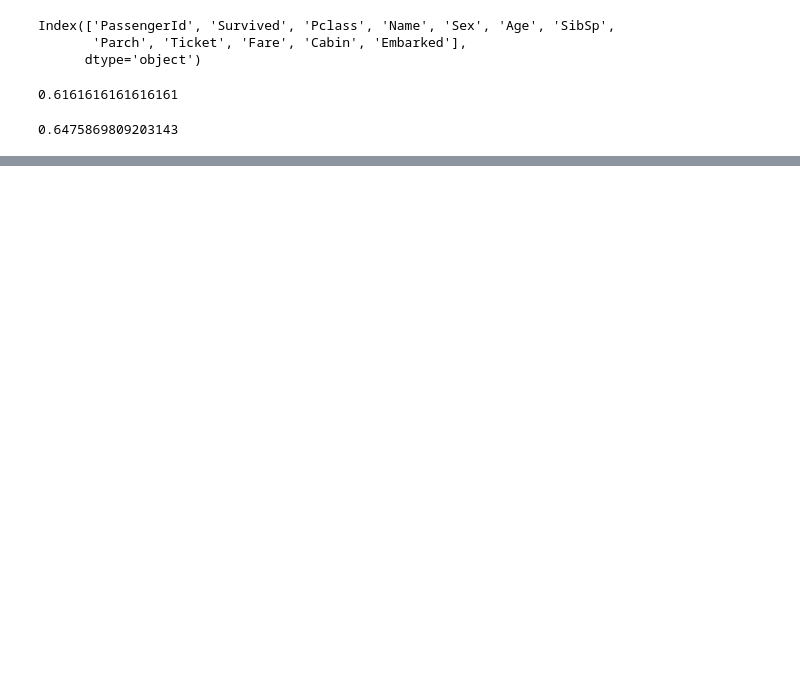
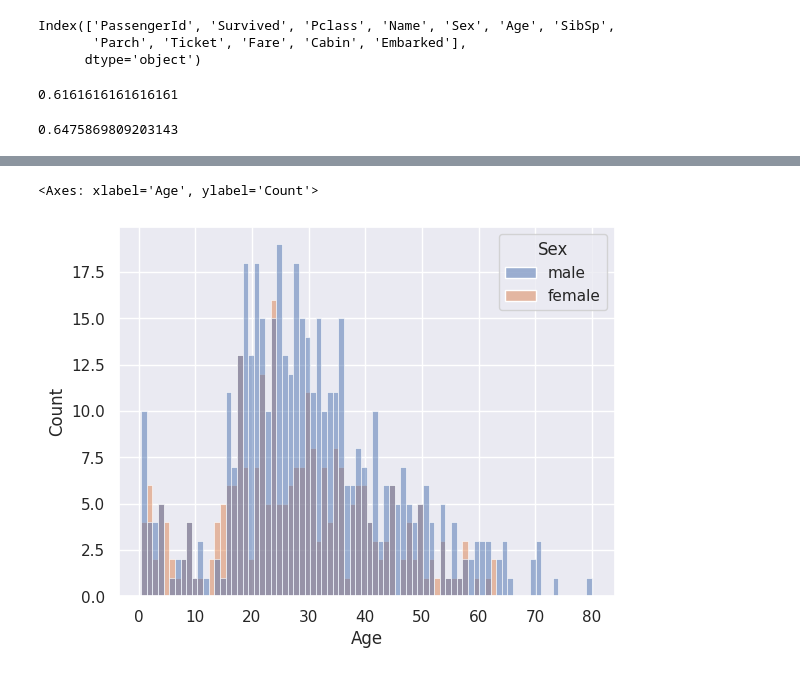
Before and after one commit to AbhikChowdhury6/codingChallenges, a Jupyter notebook: kaggle/competitions/gettingStarted/titanic/titanicExploration.ipynb, the cells around one changed output, grey strips where cells are left out. Cells and saved outputs as stored; diff of their text form; code cells hidden in the pictures; blank space fills up the shorter version.

```diff
--- a/kaggle/competitions/gettingStarted/titanic/titanicExploration.ipynb
+++ b/kaggle/competitions/gettingStarted/titanic/titanicExploration.ipynb
@@ -21,0 +89,6 @@ train_df["Sex"].map(lambda x: int(x == "male")).mean()
+# %%
+
+sns.histplot(data=train_df, x="Age", hue="Sex", bins=80)
+# %% [output]
+<Axes: xlabel='Age', ylabel='Count'>
+[figure, added]
```
Also changed, not shown: parts of 11 cells of this notebook.
